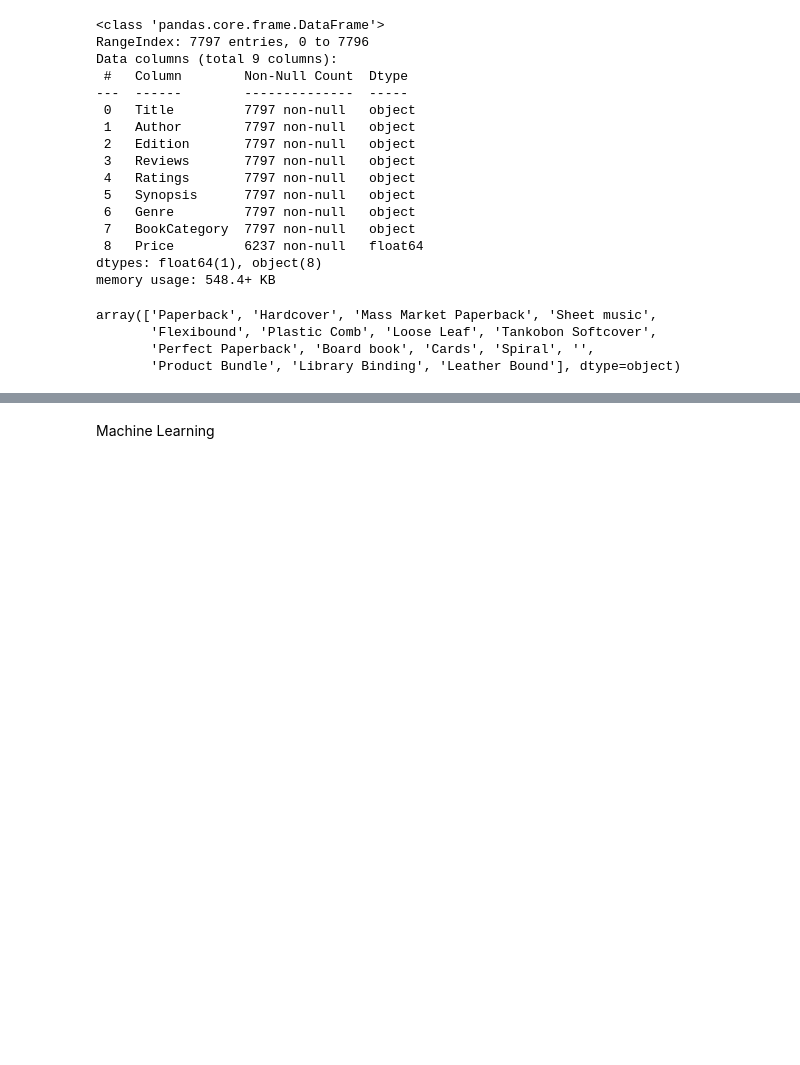
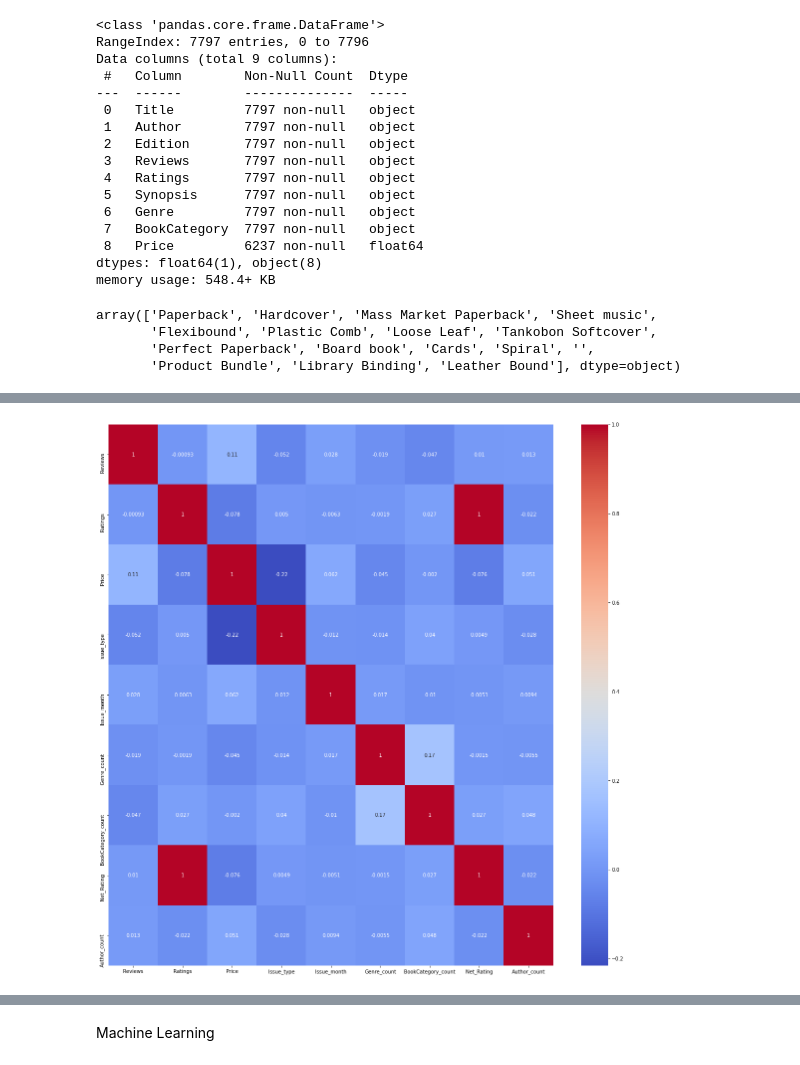
Before and after one commit to vishxl/Book-Price-Prediction, a Jupyter notebook: Cleaning.ipynb, the cells around one changed output, grey strips where cells are left out. Drawn from its saved outputs; the diff is of its cells as text; code cells hidden in the pictures; blank space fills up the shorter version.

```diff
--- a/Cleaning.ipynb
+++ b/Cleaning.ipynb
@@ -210,0 +182,14 @@ combined[['BookCategory','Issue_type','Issue_month','Issue_type','Issue_year']]\
+# %%
+vectorizer_author = CountVectorizer(max_features=10, lowercase=True,
+                                    tokenizer=lambda x: x.split(', '))
+vector_author = vectorizer_author.fit_transform(combined['Author']).toarray()
+df_author = pd.DataFrame(data=vector_author,
+                         columns=vectorizer_author.get_feature_names())
+# %%
+vectorizer_synopsis = CountVectorizer(max_features=10,
+                                      stop_words='english',
+                                      strip_accents='ascii',
+                                      lowercase=True)
+vector_synopsis = vectorizer_synopsis.fit_transform(combined['Synopsis']).toarray()
+df_syn = pd.DataFrame(data=vector_synopsis,
+                           columns=vectorizer_synopsis.get_feature_names())
@@ -210,0 +204,4 @@ combined[['BookCategory','Issue_type','Issue_month','Issue_type','Issue_year']]\
+# %%
+final = combined[['Price','Reviews', 'Ratings', 'Issue_type','Issue_month', 'Genre_count',
+       'BookCategory_count', 'Net_Rating','Review_Impact', 'Author_count',
+       'Book_age']]
@@ -210,0 +224,10 @@ combined[['BookCategory','Issue_type','Issue_month','Issue_type','Issue_year']]\
+# %%
+final = pd.concat([
+    final,# dummy encoded features
+    df_title,
+    df_book_cat,
+    df_genre,
+    df_author,
+    df_syn,
+    ], axis=1)
+final.reset_index(drop=True, inplace=True)
@@ -210,0 +255,7 @@ combined[['BookCategory','Issue_type','Issue_month','Issue_type','Issue_year']]\
+# %%
+correlation_mat = combined.corr()
+top_corr_features = correlation_mat.index
+plt.figure(figsize=(20,20))
+g= sns.heatmap(final[top_corr_features].corr(),annot=True,cmap="coolwarm")
+# %% [output]
+[figure, added]
```
Also changed, not shown: parts of 39 cells of this notebook.
